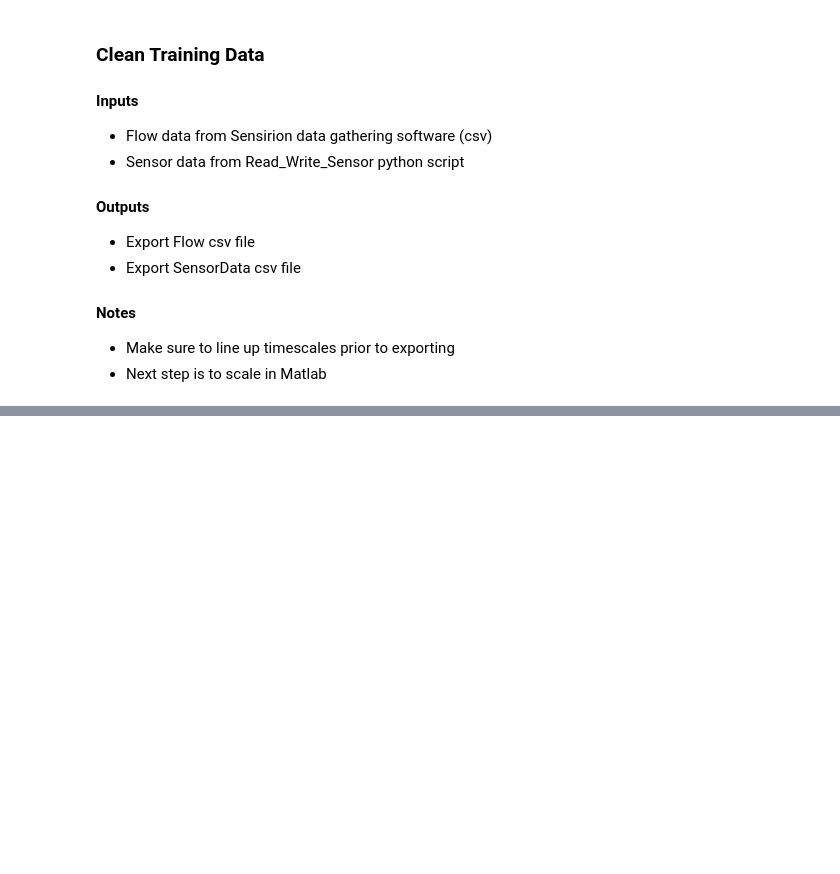
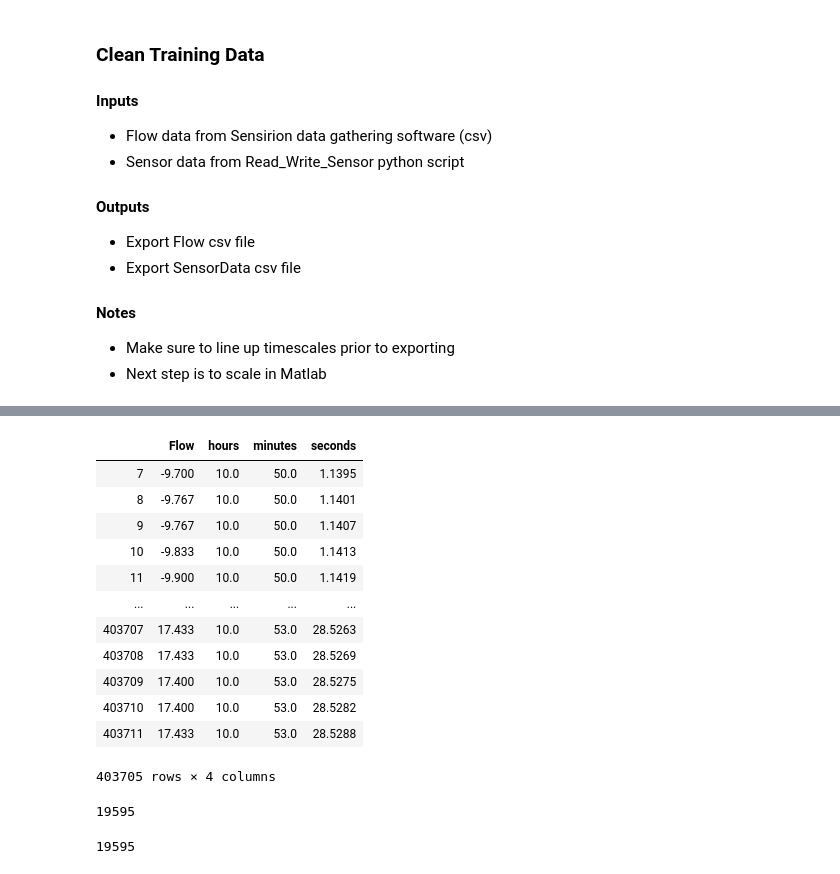
Before and after one commit to msfurr/coral_host, a Jupyter notebook: Jupyter_Notebooks/TrainingDataCleaning.ipynb, the cells around one changed output, grey strips where cells are left out. Drawn from its saved outputs; the diff is of its cells as text; code cells hidden in the pictures; blank space fills up the shorter version.

```diff
--- a/Jupyter_Notebooks/TrainingDataCleaning.ipynb
+++ b/Jupyter_Notebooks/TrainingDataCleaning.ipynb
@@ -103,2 +98,16 @@ flow[8049:214875]
-# %%
-flow = flow[8049:214875]
+# %%
+flow[7:403712]
+# %% [output]
+|  | Flow | hours | minutes | seconds |
+| 7 | -9.700 | 10.0 | 50.0 | 1.1395 |
+| 8 | -9.767 | 10.0 | 50.0 | 1.1401 |
+| 9 | -9.767 | 10.0 | 50.0 | 1.1407 |
+| 10 | -9.833 | 10.0 | 50.0 | 1.1413 |
+| 11 | -9.900 | 10.0 | 50.0 | 1.1419 |
+| ... | ... | ... | ... | ... |
+| 403707 | 17.433 | 10.0 | 53.0 | 28.5263 |
+| 403708 | 17.433 | 10.0 | 53.0 | 28.5269 |
+| 403709 | 17.400 | 10.0 | 53.0 | 28.5275 |
+| 403710 | 17.400 | 10.0 | 53.0 | 28.5282 |
+| 403711 | 17.433 | 10.0 | 53.0 | 28.5288 |
+403705 rows × 4 columns
@@ -107,4 +119,12 @@ from scipy import signal
 raw_data = flow['Flow']
 # %%
 flow_resample = signal.resample(raw_data, len(df['1']))
+# %%
+len(flow_resample)
+# %% [output]
+19595
+# %%
+len(df)
+# %% [output]
+19595
 # %%
```
Also changed, not shown: parts of 9 cells of this notebook, 7 other files.
